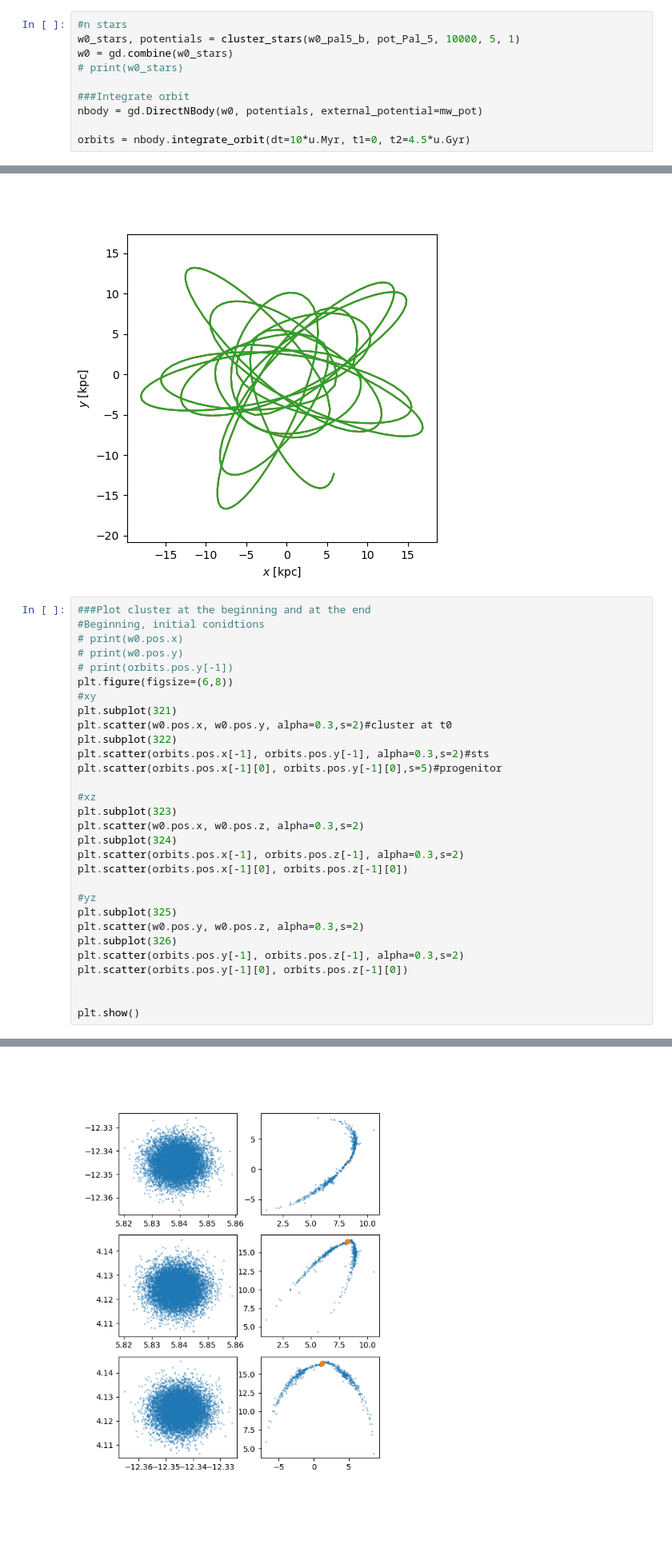
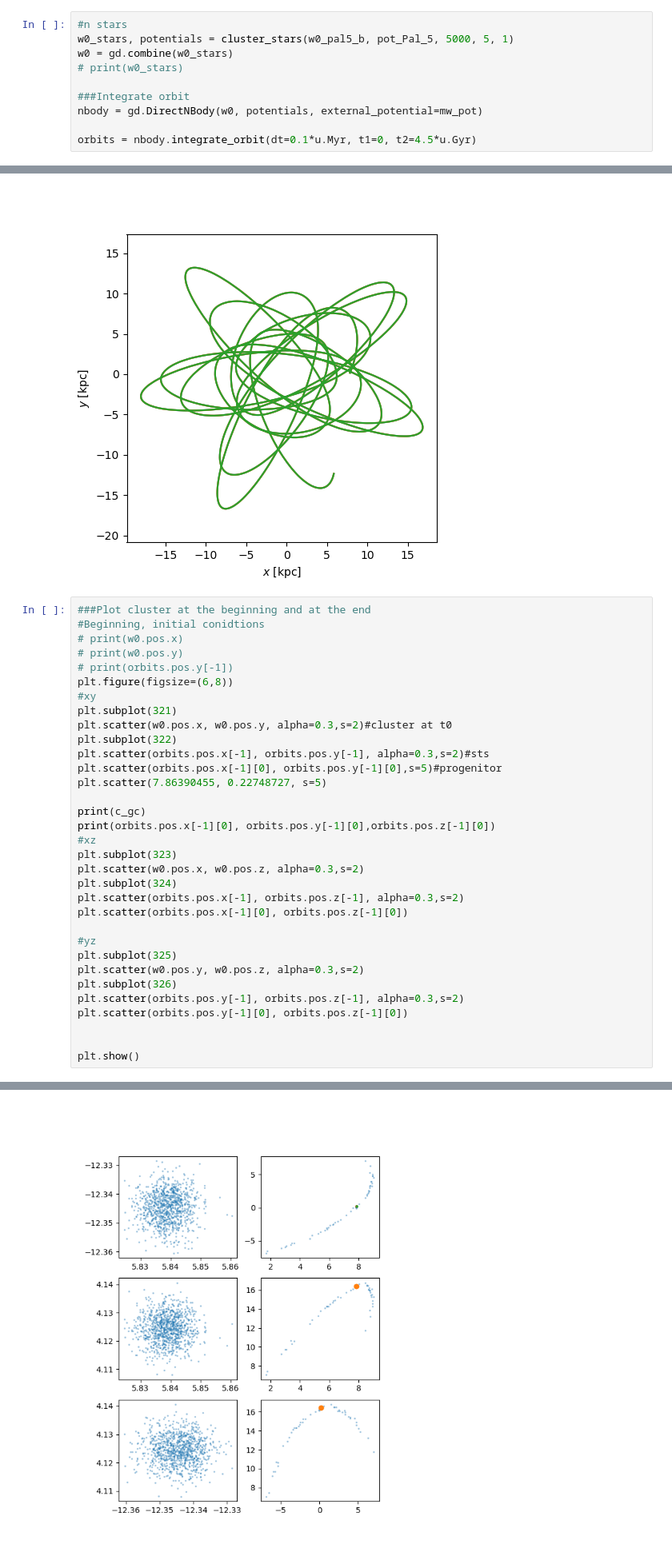
Before and after one commit to LSSTDESC/stream_sim, a Jupyter notebook: notebooks/N-body streams simulation.ipynb, the cells around one changed output, grey strips where cells are left out. Shown at 80% size. Saved outputs shown, nothing was run; the diff lists cells and outputs as text; blank space fills up the shorter version.

```diff
--- a/notebooks/N-body streams simulation.ipynb
+++ b/notebooks/N-body streams simulation.ipynb
@@ -100,11 +100,11 @@ pos=(5.83889282, -12.34480097, 4.124608) kpc
 vel=(-4.4690379, -19.66373814, 35.69174215) kpc mas / (rad yr)
 # %%
 #n stars
-w0_stars, potentials = cluster_stars(w0_pal5_b, pot_Pal_5, 10000, 5, 1)
+w0_stars, potentials = cluster_stars(w0_pal5_b, pot_Pal_5, 5000, 5, 1)
 w0 = gd.combine(w0_stars)
 # print(w0_stars)
 
 ###Integrate orbit
 nbody = gd.DirectNBody(w0, potentials, external_potential=mw_pot)
 
-orbits = nbody.integrate_orbit(dt=10*u.Myr, t1=0, t2=4.5*u.Gyr)
+orbits = nbody.integrate_orbit(dt=0.1*u.Myr, t1=0, t2=4.5*u.Gyr)
@@ -136,7 +138,10 @@ plt.scatter(w0.pos.x, w0.pos.y, alpha=0.3,s=2)#cluster at t0
 plt.subplot(322)
 plt.scatter(orbits.pos.x[-1], orbits.pos.y[-1], alpha=0.3,s=2)#sts
 plt.scatter(orbits.pos.x[-1][0], orbits.pos.y[-1][0],s=5)#progenitor
+plt.scatter(7.86390455, 0.22748727, s=5)
 
+print(c_gc)
+print(orbits.pos.x[-1][0], orbits.pos.y[-1][0],orbits.pos.z[-1][0])
 #xz
 plt.subplot(323)
 plt.scatter(w0.pos.x, w0.pos.z, alpha=0.3,s=2)
@@ -157,4 +168,4 @@ plt.show()
-[figure, old version]
+[figure, new version]
 # %%
 #3D representation
 
```
Also changed, not shown: parts of 4 cells of this notebook, 1 other file.
